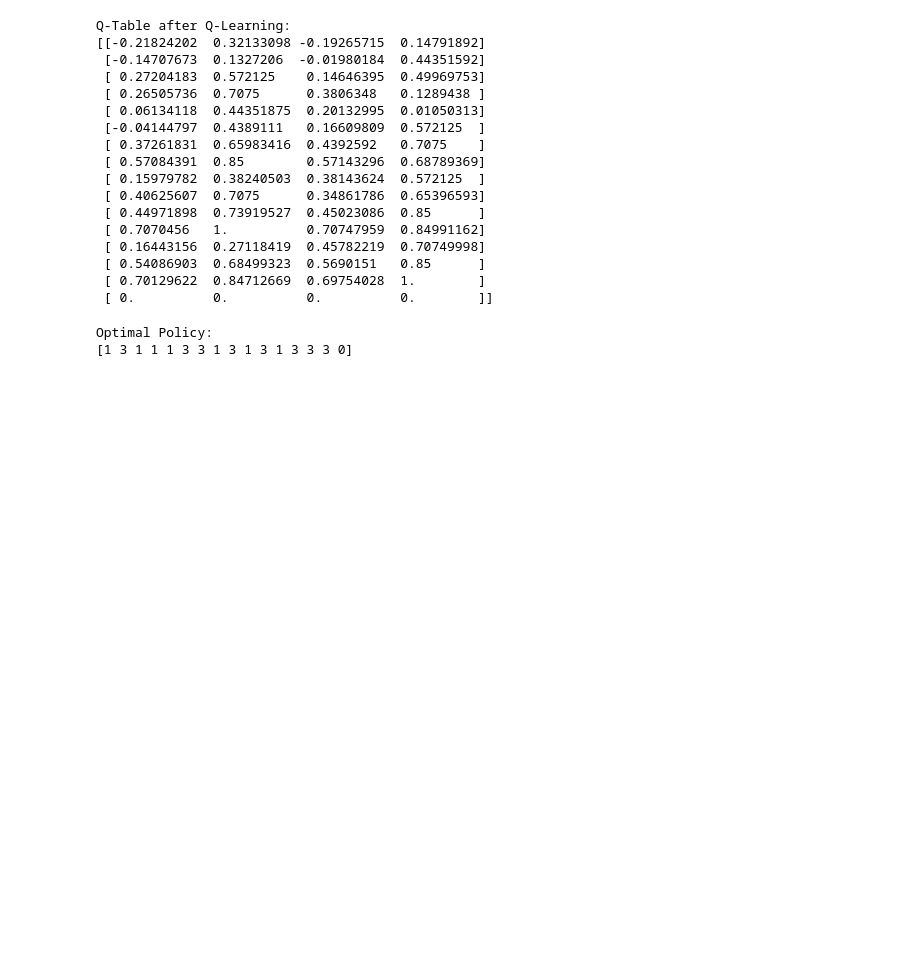
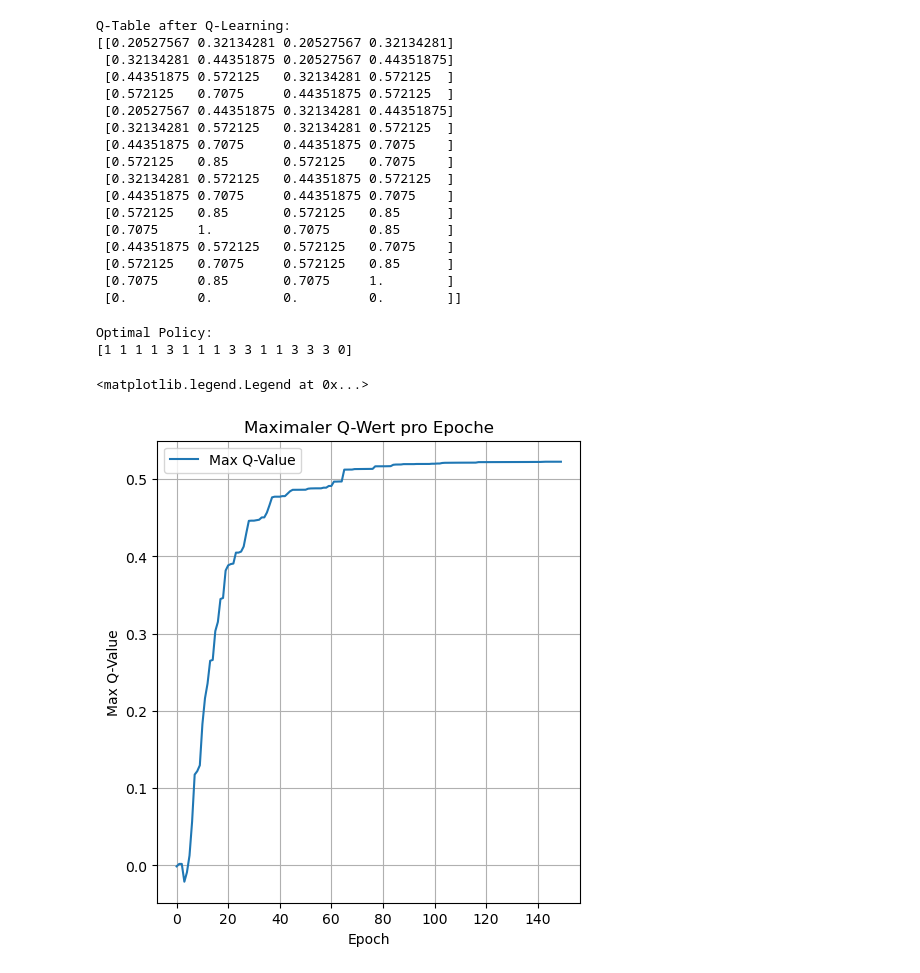
Before and after one commit to benni043/q-learning-example, a Jupyter notebook: q-learning_new.ipynb, the cells around one changed output. Drawn from its saved outputs; the diff is of its cells as text; code cells hidden in the pictures; blank space fills up the shorter version.

Commit message:
graph

```diff
--- a/q-learning_new.ipynb
+++ b/q-learning_new.ipynb
@@ -14,8 +15,11 @@ actions = {'up': 0, 'down': 1, 'left': 2, 'right': 3}
 learning_rate0 = 0.8  # Initial learning rate
 decay = 0.01  # Learning rate decay
 discount_factor = 0.95
-exploration_probability = 0.2
-epochs = 1000
+exploration_probability = 0.8
+epochs = 150
+
+max_q_values = []  # Maximaler Q-Wert pro Epoche
+delta_q_values = []  # Durchschnittliche Änderung der Q-Werte pro Epoche
 
 #replay buffer
 # buffer_size = 100  # Maximum size of the replay buffer
@@ -36,9 +40,8 @@ def get_next_state(state, action):
 Q_table = np.zeros((n_states, n_actions))
 # replay_buffer = deque(maxlen=buffer_size)
 # %%
-# Q-learning algorithm
 for epoch in range(epochs):
-    current_state = np.random.randint(0, n_states)  # Start from a random state
+    current_state = np.random.randint(0, n_states)
 
     while current_state != goal_state:
         # Choose action with epsilon-greedy strategy
@@ -71,31 +74,50 @@ for epoch in range(epochs):
                                            np.max(Q_table[next_state]) - Q_table[current_state, action])
 
         current_state = next_state  # Move to the next state
+
+    max_q_values.append(np.average(Q_table))
+
+    # delta_q_values.append(q_update_sum / max(1, q_update_count))
 # %%
 print("\nQ-Table after Q-Learning:")
 print(Q_table)
 # %% [output]
 Q-Table after Q-Learning:
-[[-0.21824202  0.32133098 -0.19265715  0.14791892]
- [-0.14707673  0.1327206  -0.01980184  0.44351592]
- [ 0.27204183  0.572125    0.14646395  0.49969753]
- [ 0.26505736  0.7075      0.3806348   0.1289438 ]
- [ 0.06134118  0.44351875  0.20132995  0.01050313]
- [-0.04144797  0.4389111   0.16609809  0.572125  ]
- [ 0.37261831  0.65983416  0.4392592   0.7075    ]
- [ 0.57084391  0.85        0.57143296  0.68789369]
- [ 0.15979782  0.38240503  0.38143624  0.572125  ]
- [ 0.40625607  0.7075      0.34861786  0.65396593]
- [ 0.44971898  0.73919527  0.45023086  0.85      ]
- [ 0.7070456   1.          0.70747959  0.84991162]
- [ 0.16443156  0.27118419  0.45782219  0.70749998]
- [ 0.54086903  0.68499323  0.5690151   0.85      ]
- [ 0.70129622  0.84712669  0.69754028  1.        ]
- [ 0.          0.          0.          0.        ]]
+[[0.20527567 0.32134281 0.20527567 0.32134281]
+ [0.32134281 0.44351875 0.20527567 0.44351875]
+ [0.44351875 0.572125   0.32134281 0.572125  ]
+ [0.572125   0.7075     0.44351875 0.572125  ]
+ [0.20527567 0.44351875 0.32134281 0.44351875]
+ [0.32134281 0.572125   0.32134281 0.572125  ]
+ [0.44351875 0.7075     0.44351875 0.7075    ]
+ [0.572125   0.85       0.572125   0.7075    ]
+ [0.32134281 0.572125   0.44351875 0.572125  ]
+ [0.44351875 0.7075     0.44351875 0.7075    ]
+ [0.572125   0.85       0.572125   0.85      ]
+ [0.7075     1.         0.7075     0.85      ]
+ [0.44351875 0.572125   0.572125   0.7075    ]
+ [0.572125   0.7075     0.572125   0.85      ]
+ [0.7075     0.85       0.7075     1.        ]
+ [0.         0.         0.         0.        ]]
 # %%
 optimal_policy = np.argmax(Q_table, axis=1)
 print("\nOptimal Policy:")
 print(optimal_policy)
 # %% [output]
 Optimal Policy:
-[1 3 1 1 1 3 3 1 3 1 3 1 3 3 3 0]
+[1 1 1 1 3 1 1 1 3 3 1 1 3 3 3 0]
+# %%
+# Plotten der Konvergenz
+plt.figure(figsize=(12, 6))
+
+# Maximaler Q-Wert
+plt.subplot(1, 2, 1)
+plt.plot(max_q_values, label='Max Q-Value')
+plt.xlabel('Epoch')
+plt.ylabel('Max Q-Value')
+plt.title('Maximaler Q-Wert pro Epoche')
+plt.grid(True)
+plt.legend()
+# %% [output]
+<matplotlib.legend.Legend at 0x...>
+[figure, added]
```
Also changed, not shown: parts of 1 cell of this notebook.
